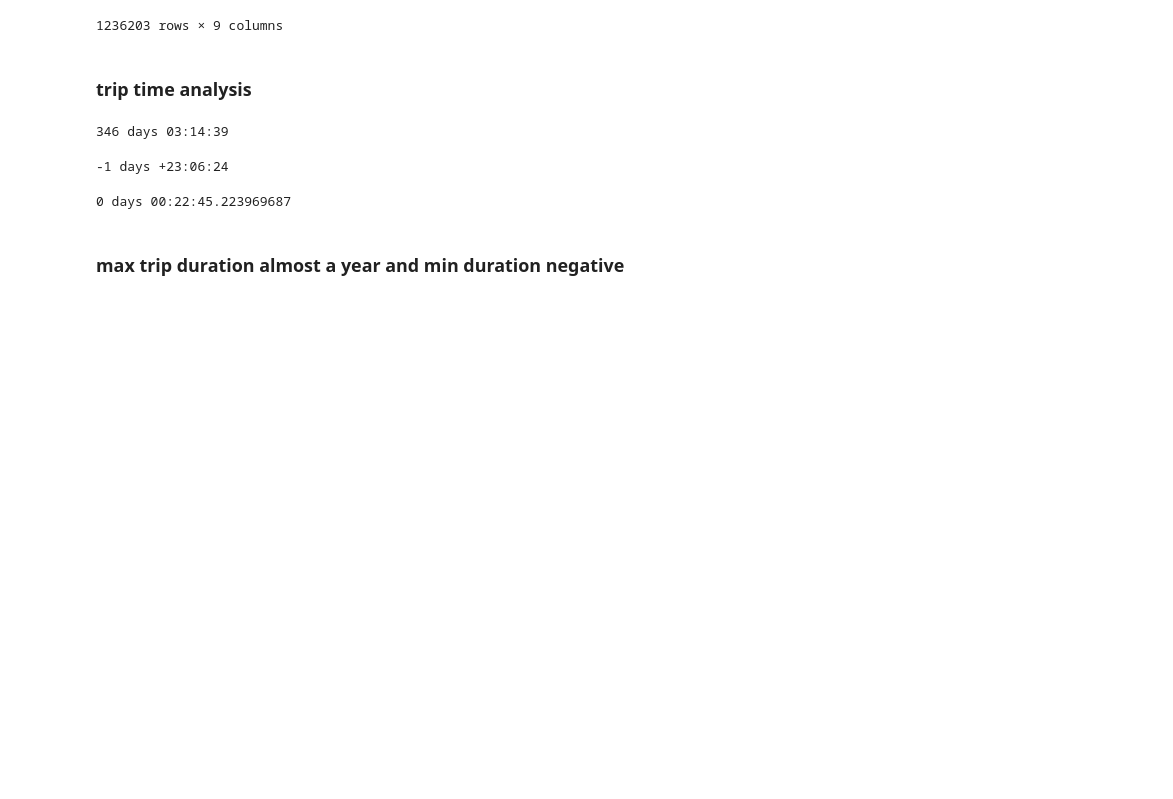
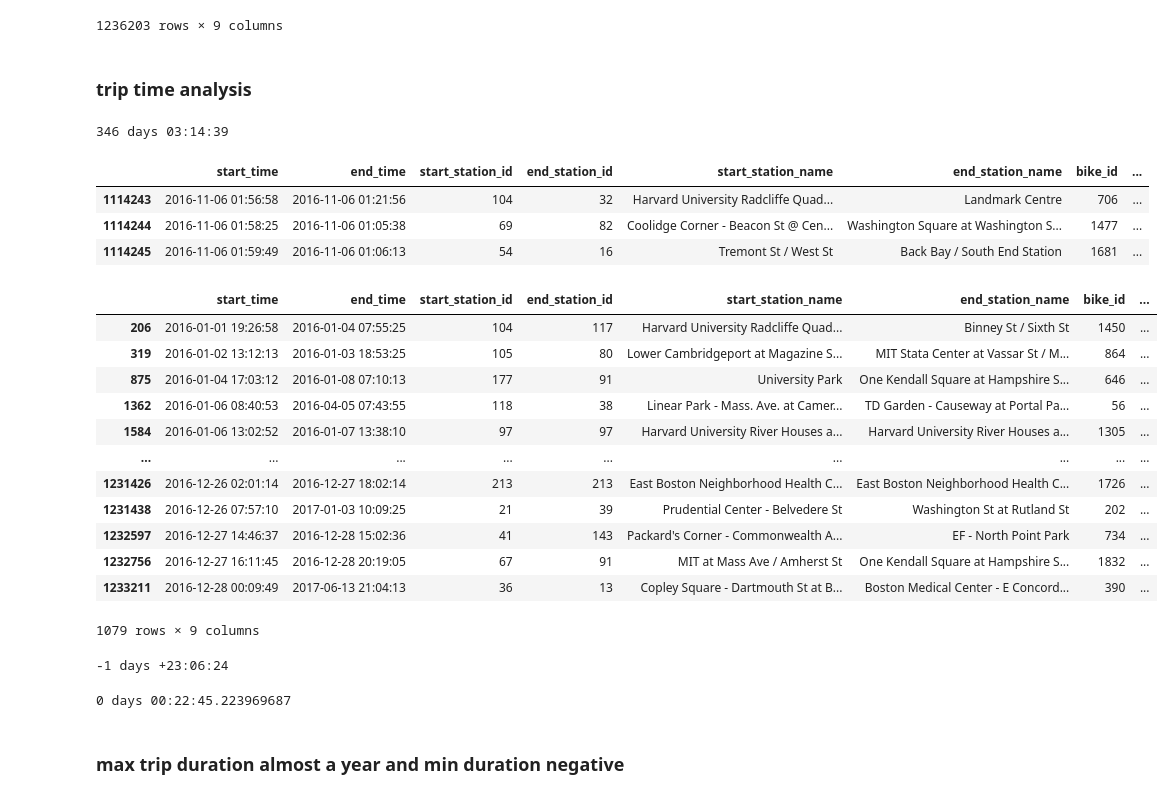
Before and after one commit to Timo-Heller/DSML-MMA_TEE, a Jupyter notebook: boston_2016.ipynb, the cells around one changed output. Drawn from its saved outputs; the diff is of its cells as text; code cells hidden in the pictures; blank space fills up the shorter version.

```diff
--- a/boston_2016.ipynb
+++ b/boston_2016.ipynb
@@ -300,6 +302,29 @@ boston
 print(boston["trip_time"].max())
 # %% [output]
 346 days 03:14:39
+# %%
+boston[boston["trip_time"] < pd.Timedelta(0)]
+# %% [output]
+|  | start_time | end_time | start_station_id | end_station_id | start_station_name | end_station_name | bike_id | ... |
+| 1114243 | 2016-11-06 01:56:58 | 2016-11-06 01:21:56 | 104 | 32 | Harvard University Radcliffe Quad... | Landmark Centre | 706 | ... |
+| 1114244 | 2016-11-06 01:58:25 | 2016-11-06 01:05:38 | 69 | 82 | Coolidge Corner - Beacon St @ Cen... | Washington Square at Washington S... | 1477 | ... |
+| 1114245 | 2016-11-06 01:59:49 | 2016-11-06 01:06:13 | 54 | 16 | Tremont St / West St | Back Bay / South End Station | 1681 | ... |
+# %%
+boston[boston["trip_time"] > pd.Timedelta('1D')]
+# %% [output]
+|  | start_time | end_time | start_station_id | end_station_id | start_station_name | end_station_name | bike_id | ... |
+| 206 | 2016-01-01 19:26:58 | 2016-01-04 07:55:25 | 104 | 117 | Harvard University Radcliffe Quad... | Binney St / Sixth St | 1450 | ... |
+| 319 | 2016-01-02 13:12:13 | 2016-01-03 18:53:25 | 105 | 80 | Lower Cambridgeport at Magazine S... | MIT Stata Center at Vassar St / M... | 864 | ... |
+| 875 | 2016-01-04 17:03:12 | 2016-01-08 07:10:13 | 177 | 91 | University Park | One Kendall Square at Hampshire S... | 646 | ... |
+| 1362 | 2016-01-06 08:40:53 | 2016-04-05 07:43:55 | 118 | 38 | Linear Park - Mass. Ave. at Camer... | TD Garden - Causeway at Portal Pa... | 56 | ... |
+| 1584 | 2016-01-06 13:02:52 | 2016-01-07 13:38:10 | 97 | 97 | Harvard University River Houses a... | Harvard University River Houses a... | 1305 | ... |
+| ... | ... | ... | ... | ... | ... | ... | ... | ... |
+| 1231426 | 2016-12-26 02:01:14 | 2016-12-27 18:02:14 | 213 | 213 | East Boston Neighborhood Health C... | East Boston Neighborhood Health C... | 1726 | ... |
+| 1231438 | 2016-12-26 07:57:10 | 2017-01-03 10:09:25 | 21 | 39 | Prudential Center - Belvedere St | Washington St at Rutland St | 202 | ... |
+| 1232597 | 2016-12-27 14:46:37 | 2016-12-28 15:02:36 | 41 | 143 | Packard's Corner - Commonwealth A... | EF - North Point Park | 734 | ... |
+| 1232756 | 2016-12-27 16:11:45 | 2016-12-28 20:19:05 | 67 | 91 | MIT at Mass Ave / Amherst St | One Kendall Square at Hampshire S... | 1832 | ... |
+| 1233211 | 2016-12-28 00:09:49 | 2017-06-13 21:04:13 | 36 | 13 | Copley Square - Dartmouth St at B... | Boston Medical Center - E Concord... | 390 | ... |
+1079 rows × 9 columns
 # %%
 print(boston["trip_time"].min())
 # %% [output]
```
Also changed, not shown: parts of 7 cells of this notebook, 2 other files.
